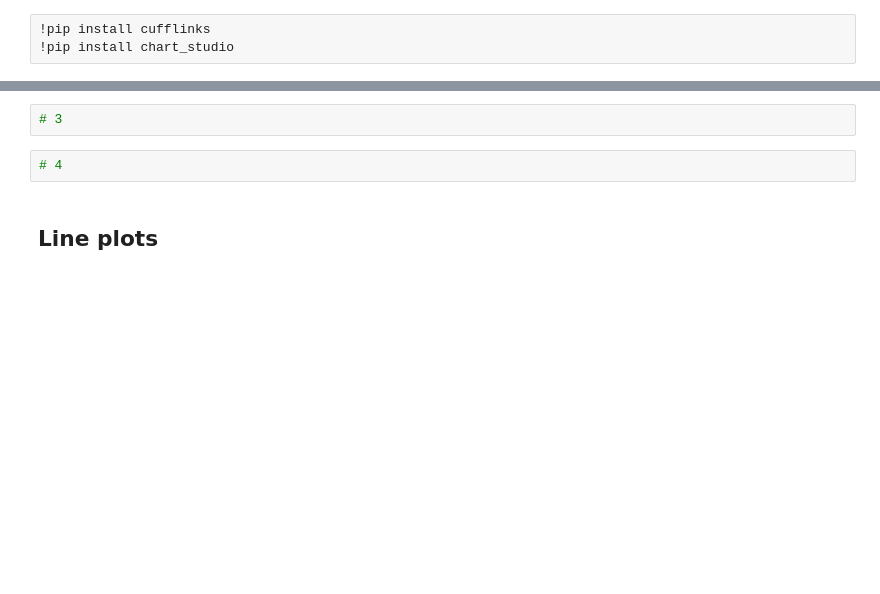
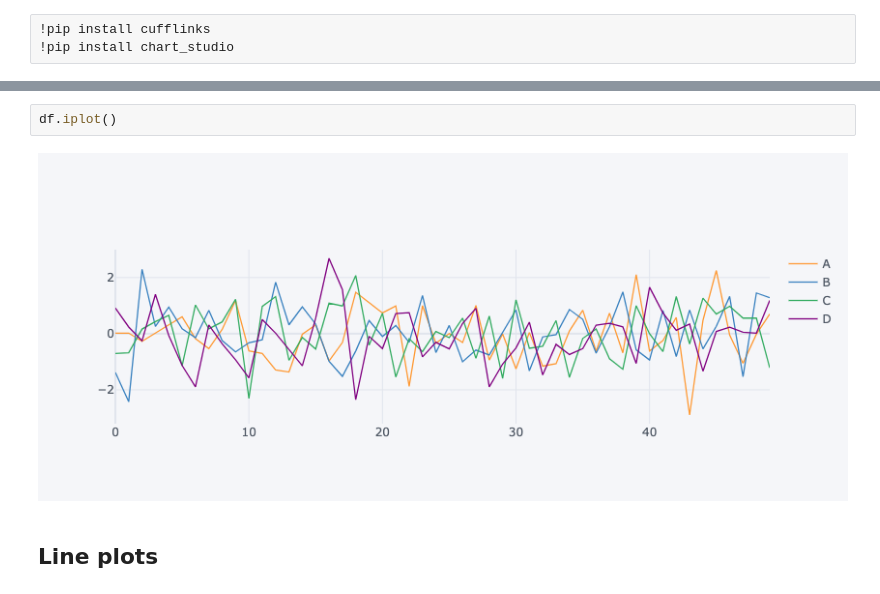
Before and after one commit to johnnyhorita/Empiricus-DataScience-Degree, a Jupyter notebook: 780/Modulo-02-Bibliotecas-e-APIs/20210823_aula10/Aula_5 - Graficos dinâmicos.ipynb, the cells around one changed output, grey strips where cells are left out. Drawn from its saved outputs; the diff is of its cells as text; blank space fills up the shorter version.

```diff
--- a/780/Modulo-02-Bibliotecas-e-APIs/20210823_aula10/Aula_5 - Graficos dinâmicos.ipynb
+++ b/780/Modulo-02-Bibliotecas-e-APIs/20210823_aula10/Aula_5 - Graficos dinâmicos.ipynb
@@ -21,7 +45,7 @@ jupyter labextension install jupyterlab-plotly
 # %%
-# 3
+df.iplot()
+# %% [output]
+[figure, added]
-# %%
-# 4
 # %% [markdown]
 ## Line plots
 # %% [markdown]
```
Also changed, not shown: parts of 12 cells of this notebook, 1 other file.
